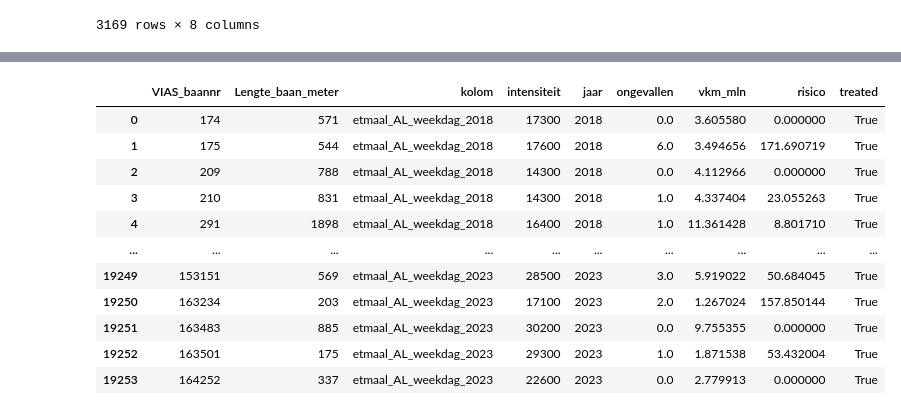
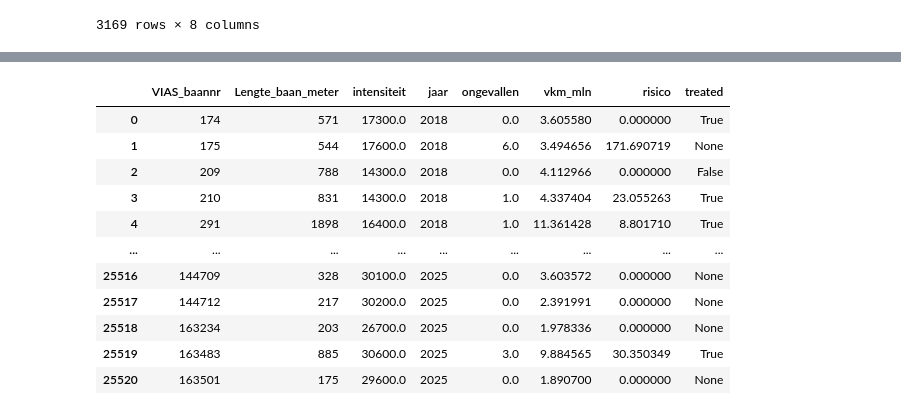
Before and after one commit to RoosPlaum/programming_project, a Jupyter notebook: data_exploration_Teun.ipynb, the cells around one changed output, grey strips where cells are left out. Drawn from its saved outputs; the diff is of its cells as text; code cells hidden in the pictures.

```diff
--- a/data_exploration_Teun.ipynb
+++ b/data_exploration_Teun.ipynb
@@ -177,6 +176,11 @@ voorbeeld[["VKL_NUMMER", "jaar", "WEGNUMMER", "RPE_CODE", "positie_m", "VIAS_baa
 | 125484 | 20230062249 | 2023 | 002 | R | 223150.0 | 11553 | 222154.0 | 224191.0 |
 # %%
 # 4. Add collumn treated as a Boolean. True when speed limit changed from 120 or 130 km/h to 100 km/h, False if it remained 100 km/h, None no max speed was recorded or the speed limit was different before / after 2020.
+
+# AANGEPAST (Harmen): de kolom 'limiet' werd nergens in het notebook gemaakt (alleen in een losse cel die
+# niet meer bestaat), waardoor deze cel bij 'Run All' een KeyError gaf. MAXSNELHD is tekst ("100") -> getal.
+alle_ongevallen["limiet"] = pd.to_numeric(alle_ongevallen["MAXSNELHD"], errors="coerce")
+
 # Median speed limit before 2020 (2018–2019)
 mediaan_voor = (
     alle_ongevallen[alle_ongevallen["jaar"].isin([2018, 2019])]
@@ -263,12 +267,56 @@ per_baanvak_jaar
 3169 rows × 8 columns
 # %%
 #verkeer per baanvak per jaar
-# In INWEVA staat de drukte in zes kolommen naast elkaar (één per jaar).
+from pathlib import Path
+
+# 2018-2023: INWEVA historie. Daar staat de drukte in zes kolommen naast elkaar (één per jaar).
 # melt zet die onder elkaar: per baanvak zes rijen, met een kolom 'jaar' en een kolom 'intensiteit'.
 jaarkolommen = [f"etmaal_AL_weekdag_{j}" for j in range(2018, 2024)]
 verkeer = baanvakken.melt(id_vars=["VIAS_baannr", "Lengte_baan_meter"], value_vars=jaarkolommen,
                           var_name="kolom", value_name="intensiteit")
 verkeer["jaar"] = verkeer["kolom"].str[-4:].astype(int)   # "etmaal_AL_weekdag_2018" -> 2018
+verkeer = verkeer.drop(columns="kolom")
+
+# AANGEPAST (Harmen): verkeer van 2024 en 2025 toegevoegd, zodat alle grafieken 2018-2025 lopen.
+# Die jaren hebben een nieuw formaat (CSV met ';', ander netwerk: 'verkeersbanen'). Elke verkeersbaan zegt in
+# 'vias_baan_ids' welke van onze baanvakken (VIAS_baannr) hij dekt. Dekken meerdere verkeersbanen één baanvak,
+# dan nemen we het lengte-gewogen gemiddelde. Zo krijgt ±98% van onze baanvakken een waarde voor 2024 en 2025.
+def verkeer_nieuw_formaat(jaar):
+    map_inweva = Path(f"data/INWEVA/INWEVA_{jaar}")
+
+    def lees(begin):   # bestandsnamen verschillen in hoofdletters tussen 2024 en 2025
+        pad = next(p for p in map_inweva.glob("*.csv") if p.name.lower().startswith(begin))
+        df = pd.read_csv(pad, sep=";", dtype=str)
+        df.columns = df.columns.str.lower()
+        return df
+
+    banen = lees(f"inweva_verkeersbanen_{jaar}")
+    weekdag = lees(f"inweva_weekdag_{jaar}")
+    vias_kolom = next(k for k in banen.columns if k.startswith("vias"))   # 2024: vias_baan_ids, 2025: vias_baan_id
+
+    df = banen[["vbn_id", "vbn_lengte", vias_kolom]].merge(weekdag[["vbn_id", "al_e_wk"]], on="vbn_id")
+    df["VIAS_baannr"] = df[vias_kolom].str.split(",")      # "3901, 3978, 4024" -> lijst
+    df = df.explode("VIAS_baannr")                           # één rij per oud baanvak
+    df["VIAS_baannr"] = pd.to_numeric(df["VIAS_baannr"].str.strip(), errors="coerce")
+    df["intensiteit"] = pd.to_numeric(df["al_e_wk"], errors="coerce")   # gemiddeld aantal voertuigen per dag
+    df["lengte"] = pd.to_numeric(df["vbn_lengte"], errors="coerce")
+    df = df.dropna(subset=["VIAS_baannr", "intensiteit", "lengte"])
+
+    df["int_x_lengte"] = df["intensiteit"] * df["lengte"]
+    som = df.groupby("VIAS_baannr")[["int_x_lengte", "lengte"]].sum()
+    uit = (som["int_x_lengte"] / som["lengte"]).rename("intensiteit").reset_index()
+    uit["VIAS_baannr"] = uit["VIAS_baannr"].astype(int)
+    uit["jaar"] = jaar
+    return uit
+
+nieuw = pd.concat([verkeer_nieuw_formaat(j) for j in (2024, 2025)], ignore_index=True)
+nieuw = nieuw.merge(baanvakken[["VIAS_baannr", "Lengte_baan_meter"]], on="VIAS_baannr")   # alleen onze baanvakken
+verkeer = pd.concat([verkeer, nieuw], ignore_index=True)
+
+# AANGEPAST (Harmen): een paar baanvakken hebben intensiteit -1 (= geen waarde). Die op 0 zetten gaf
+# voertuig-km = 0 terwijl hun ongevallen wél meetelden. Nu laten we die baanvak-jaren helemaal weg.
+verkeer = verkeer[verkeer["intensiteit"] >= 0]
+print("baanvakken met verkeer per jaar:", verkeer.groupby("jaar")["VIAS_baannr"].nunique().to_dict())
 
 #ongevallen per baanvak per jaar (lange vorm, zodat het past bij 'verkeer')
 telling = alle_ongevallen.groupby(["VIAS_baannr", "jaar"]).size().rename("ongevallen").reset_index()
@@ -279,13 +327,13 @@ resultaat["ongevallen"] = resultaat["ongevallen"].fillna(0)
 
 #voertuigkilometers en risico
 # vkm = voertuigen per dag x 365 dagen x lengte in km; in miljoenen
-resultaat.loc[resultaat["intensiteit"] < 0, "intensiteit"] = 0.0 # Sommige rows hebben intensiteit -1. zet dit naar 0.
 resultaat["vkm_mln"] = resultaat["intensiteit"] * 365 * resultaat["Lengte_baan_meter"] / 1000 / 1_000_000
 resultaat["risico"] = resultaat["ongevallen"] / resultaat["vkm_mln"] * 100   # Ongevallen per 100 miljoen vkm.
 
-resultaat["treated"] = alle_ongevallen["VIAS_baannr"].map(
-    snelheid_df["treated"]
-)
+# AANGEPAST (Harmen): treated koppelen via het baanvaknummer van resultaat zelf.
+# Eerst stond hier alle_ongevallen["VIAS_baannr"].map(...): pandas plakt dat op RIJNUMMER (index) aan resultaat,
+# niet op baanvak. Daardoor kreeg maar ±44% van de rijen het juiste label en klopten 1.1 t/m 2.1 niet.
+resultaat["treated"] = resultaat["VIAS_baannr"].map(snelheid_df["treated"])
 resultaat
 
 #resultaat[resultaat["VIAS_baannr"] == 3901]
@@ -293,12 +342,12 @@ resultaat
-|  | VIAS_baannr | Lengte_baan_meter | kolom | intensiteit | jaar | ongevallen | vkm_mln | risico | treated |
-| 0 | 174 | 571 | etmaal_AL_weekdag_2018 | 17300 | 2018 | 0.0 | 3.605580 | 0.000000 | True |
-| 1 | 175 | 544 | etmaal_AL_weekdag_2018 | 17600 | 2018 | 6.0 | 3.494656 | 171.690719 | True |
-| 2 | 209 | 788 | etmaal_AL_weekdag_2018 | 14300 | 2018 | 0.0 | 4.112966 | 0.000000 | True |
-| 3 | 210 | 831 | etmaal_AL_weekdag_2018 | 14300 | 2018 | 1.0 | 4.337404 | 23.055263 | True |
-| 4 | 291 | 1898 | etmaal_AL_weekdag_2018 | 16400 | 2018 | 1.0 | 11.361428 | 8.801710 | True |
-| ... | ... | ... | ... | ... | ... | ... | ... | ... | ... |
-| 19249 | 153151 | 569 | etmaal_AL_weekdag_2023 | 28500 | 2023 | 3.0 | 5.919022 | 50.684045 | True |
-| 19250 | 163234 | 203 | etmaal_AL_weekdag_2023 | 17100 | 2023 | 2.0 | 1.267024 | 157.850144 | True |
-| 19251 | 163483 | 885 | etmaal_AL_weekdag_2023 | 30200 | 2023 | 0.0 | 9.755355 | 0.000000 | True |
-| 19252 | 163501 | 175 | etmaal_AL_weekdag_2023 | 29300 | 2023 | 1.0 | 1.871538 | 53.432004 | True |
-| 19253 | 164252 | 337 | etmaal_AL_weekdag_2023 | 22600 | 2023 | 0.0 | 2.779913 | 0.000000 | True |
+|  | VIAS_baannr | Lengte_baan_meter | intensiteit | jaar | ongevallen | vkm_mln | risico | treated |
+| 0 | 174 | 571 | 17300.0 | 2018 | 0.0 | 3.605580 | 0.000000 | True |
+| 1 | 175 | 544 | 17600.0 | 2018 | 6.0 | 3.494656 | 171.690719 | None |
+| 2 | 209 | 788 | 14300.0 | 2018 | 0.0 | 4.112966 | 0.000000 | False |
+| 3 | 210 | 831 | 14300.0 | 2018 | 1.0 | 4.337404 | 23.055263 | True |
+| 4 | 291 | 1898 | 16400.0 | 2018 | 1.0 | 11.361428 | 8.801710 | True |
+| ... | ... | ... | ... | ... | ... | ... | ... | ... |
+| 25516 | 144709 | 328 | 30100.0 | 2025 | 0.0 | 3.603572 | 0.000000 | None |
+| 25517 | 144712 | 217 | 30200.0 | 2025 | 0.0 | 2.391991 | 0.000000 | None |
+| 25518 | 163234 | 203 | 26700.0 | 2025 | 0.0 | 1.978336 | 0.000000 | None |
+| 25519 | 163483 | 885 | 30600.0 | 2025 | 3.0 | 9.884565 | 30.350349 | True |
+| 25520 | 163501 | 175 | 29600.0 | 2025 | 0.0 | 1.890700 | 0.000000 | None |
```
Also changed, not shown: parts of 12 cells of this notebook, 2 other files.
